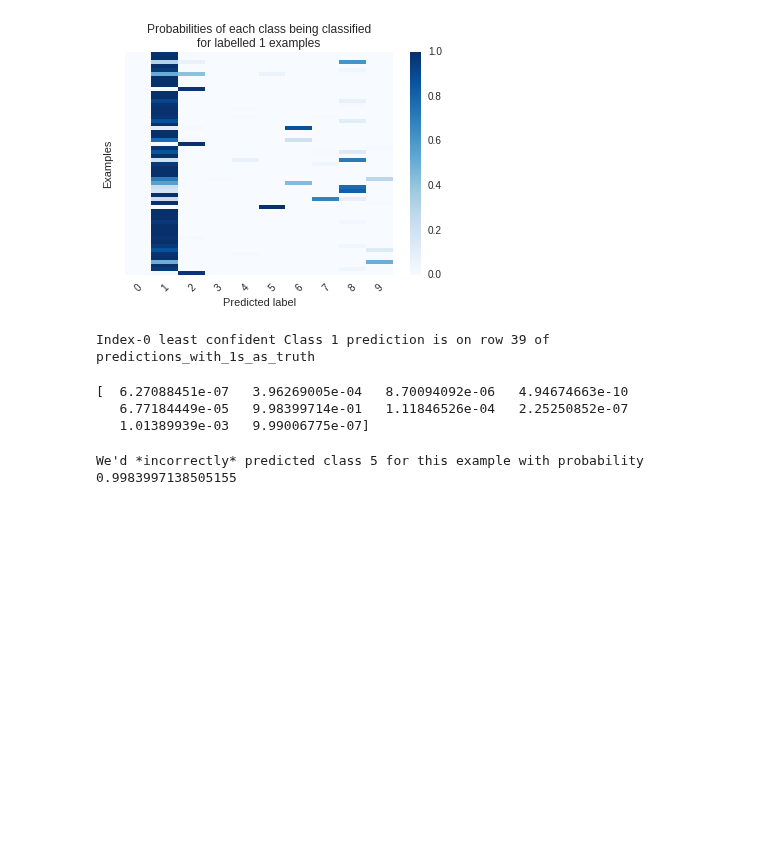
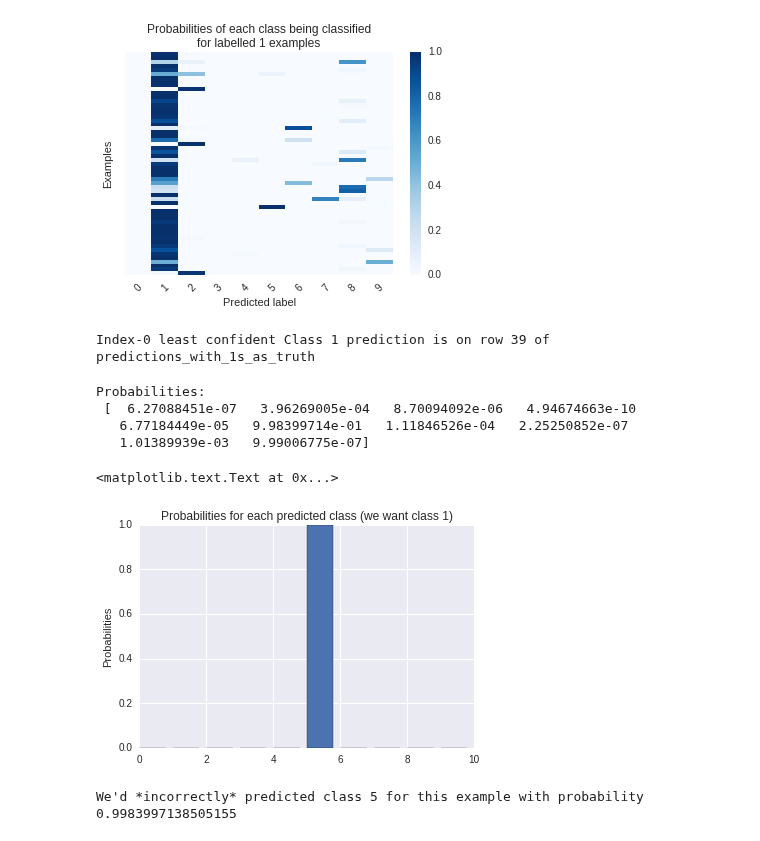
Before and after one commit to ianozsvald/data_science_delivered, a Jupyter notebook: ml_diagnosis_confusion_matrix_and_worst_example.ipynb, the cells around one changed output. Cells and saved outputs as stored; diff of their text form; code cells hidden in the pictures; blank space fills up the shorter version.

```diff
--- a/ml_diagnosis_confusion_matrix_and_worst_example.ipynb
+++ b/ml_diagnosis_confusion_matrix_and_worst_example.ipynb
@@ -163,7 +208,8 @@ plot_confusion_matrix(cm_df, title="Confusion matrix for digits task")
 ## Show probabilities for each example of this class
 # %%
 # Get the indices for class 1 for our diagnosis
-true_labels_1s_indices = y_test==1
+target_class = 1 # class we want to investigate
+true_labels_1s_indices = y_test == target_class
 predictions_with_1s_as_truth = clf.predict(X_test)[true_labels_1s_indices]
 # Get the class predictions for every example of Class 1
 predictions_probabilities_with_1s_as_truth = clf.predict_proba(X_test)[true_labels_1s_indices]
@@ -192,18 +238,24 @@ plot_classification_probabilities(df_cols_to_vectors, title="Probabilities of ea
 # index of the lowest item in predictions_probabilities_with_1s_as_truth (and the 1st item
 # is the next-lowest etc) and select the index of the least-confident prediction of class 1
 index_to_investigate = 0  # you can ask for 0 to 9th least-confident (where 9==most confident) item
-idx_least_confident_prediction_for_class_1 = predictions_probabilities_with_1s_as_truth[:,1].argsort()[index_to_investigate]
-print("Index-{} least confident Class 1 prediction is on row {} of predictions_with_1s_as_truth".format(index_to_investigate, idx_least_confident_prediction_for_class_1))
+idx_least_confident_prediction_for_class_1 = predictions_probabilities_with_1s_as_truth[:,target_class].argsort()[index_to_investigate]
+print("Index-{} least confident Class {} prediction is on row {} of predictions_with_1s_as_truth".format(index_to_investigate, target_class, idx_least_confident_prediction_for_class_1))
 # %% [output]
 Index-0 least confident Class 1 prediction is on row 39 of predictions_with_1s_as_truth
 # %%
 # for this one example we can get all 10 class probabilities
 probabilities_per_class = predictions_probabilities_with_1s_as_truth[idx_least_confident_prediction_for_class_1]
-print(probabilities_per_class)
+print("Probabilities:\n", probabilities_per_class)
+_ = plt.bar(np.arange(probabilities_per_class.shape[0]), probabilities_per_class)
+plt.ylabel("Probabilities")
+plt.title("Probabilities for each predicted class (we want class {})".format(target_class))
 # %% [output]
-[  6.27088451e-07   3.96269005e-04   8.70094092e-06   4.94674663e-10
+Probabilities:
+ [  6.27088451e-07   3.96269005e-04   8.70094092e-06   4.94674663e-10
    6.77184449e-05   9.98399714e-01   1.11846526e-04   2.25250852e-07
    1.01389939e-03   9.99006775e-07]
+<matplotlib.text.Text at 0x...>
+[figure, added]
 # %%
 # the *most* confident class has the highest probability
 idx_most_confident_class_for_this_example = probabilities_per_class.argsort()[-1]
```
Also changed, not shown: parts of 9 cells of this notebook.
